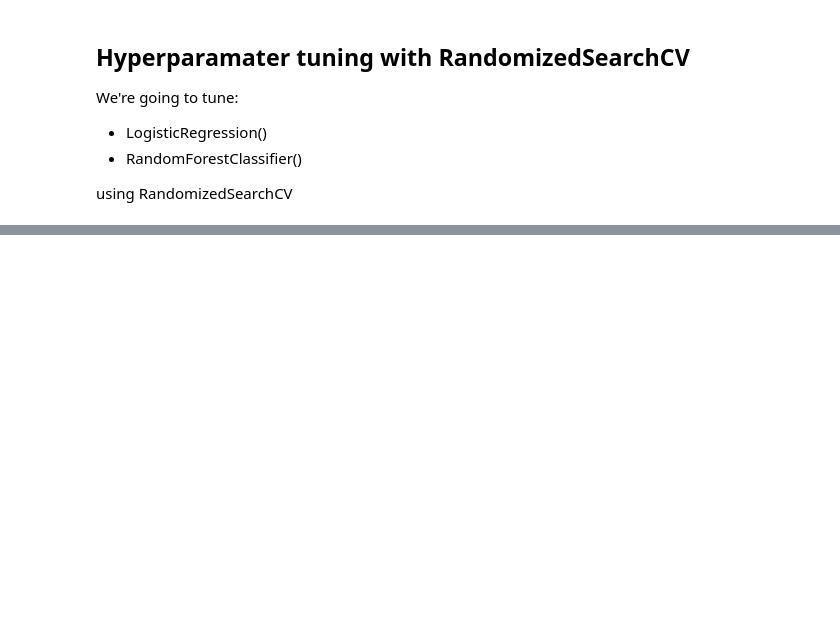
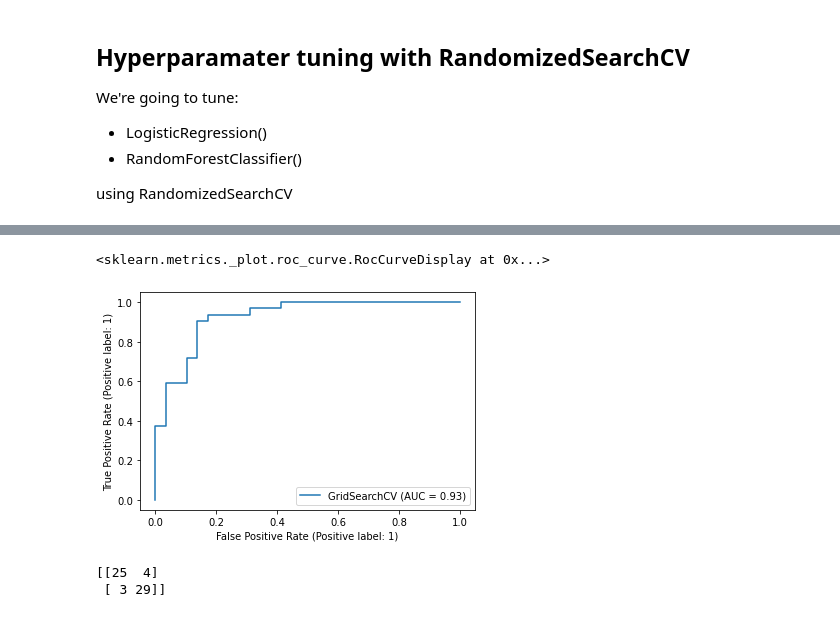
Before and after one commit to sunnymnie/bruh-moments, a Jupyter notebook: machine-learning/heart-disease/heart-disease-classification.ipynb, the cells around one changed output, grey strips where cells are left out. Saved outputs shown, nothing was run; the diff lists cells and outputs as text; code cells hidden in the pictures; blank space fills up the shorter version.

```diff
--- a/machine-learning/heart-disease/heart-disease-classification.ipynb
+++ b/machine-learning/heart-disease/heart-disease-classification.ipynb
@@ -313,4 +313,4 @@ log_reg_grid = {"C": np.logspace(-4, 4, 20), # returns 20 evenly spaced numbers
 rf_grid = {"n_estimators": np.arange(10, 1000, 50),
            "max_depth": [None, 3, 5, 10],
            "min_samples_split": np.arange(2, 20, 2),
-           "min_samples_lead": np.arange(1, 20, 2)}
+           "min_samples_leaf": np.arange(1, 20, 2)}
@@ -316,0 +319,14 @@ rf_grid = {"n_estimators": np.arange(10, 1000, 50),
+# %%
+# Tune LogisticRegression
+
+np.random.seed(42)
+
+# Setup random hyperparamater search for LogisticRegression
+rs_log_reg = RandomizedSearchCV(LogisticRegression(),
+                                param_distributions=log_reg_grid,
+                                cv=5, # Number of cross validations
+                                n_iter=20,
+                                verbose=True)
+
+# Fit random hyperparamater search model for LogisticRegression
+rs_log_reg.fit(X_train, y_train)
@@ -316,0 +353,13 @@ rf_grid = {"n_estimators": np.arange(10, 1000, 50),
+# %%
+# Setup random seed
+np.random.seed(42)
+
+# Setup random hyperparamter search for RandomForestClassifier
+rs_rf = RandomizedSearchCV(RandomForestClassifier(),
+                           param_distributions=rf_grid,
+                           cv=5,
+                           n_iter=20,
+                           verbose=True)
+
+# Fit random hyperparamater search model for RandomForestClassifier
+rs_rf.fit(X_train, y_train)
@@ -316,0 +392,13 @@ rf_grid = {"n_estimators": np.arange(10, 1000, 50),
+# %%
+# Different hyperparamters for LogisticRegression model
+log_reg_grid = {"C": np.logspace(-4, 4, 30),
+                "solver": ["liblinear"]}
+
+# Setup grid hyperparamter search for LogisticREgression
+gs_log_reg = GridSearchCV(LogisticRegression(),
+                          param_grid=log_reg_grid,
+                          cv=5,
+                          verbose=True)
+
+# Fit grid hyperparamter search model
+gs_log_reg.fit(X_train, y_train)
@@ -316,0 +444,12 @@ rf_grid = {"n_estimators": np.arange(10, 1000, 50),
+# %%
+# Plot ROC curve and calculate and calculate AUC metric
+plot_roc_curve(gs_log_reg, X_test, y_test)
+# %% [output]
+<sklearn.metrics._plot.roc_curve.RocCurveDisplay at 0x...>
+[figure, added]
+# %%
+## Confusion matrix
+print(confusion_matrix(y_test, y_preds))
+# %% [output]
+[[25  4]
+ [ 3 29]]
```
Also changed, not shown: parts of 34 cells of this notebook.
